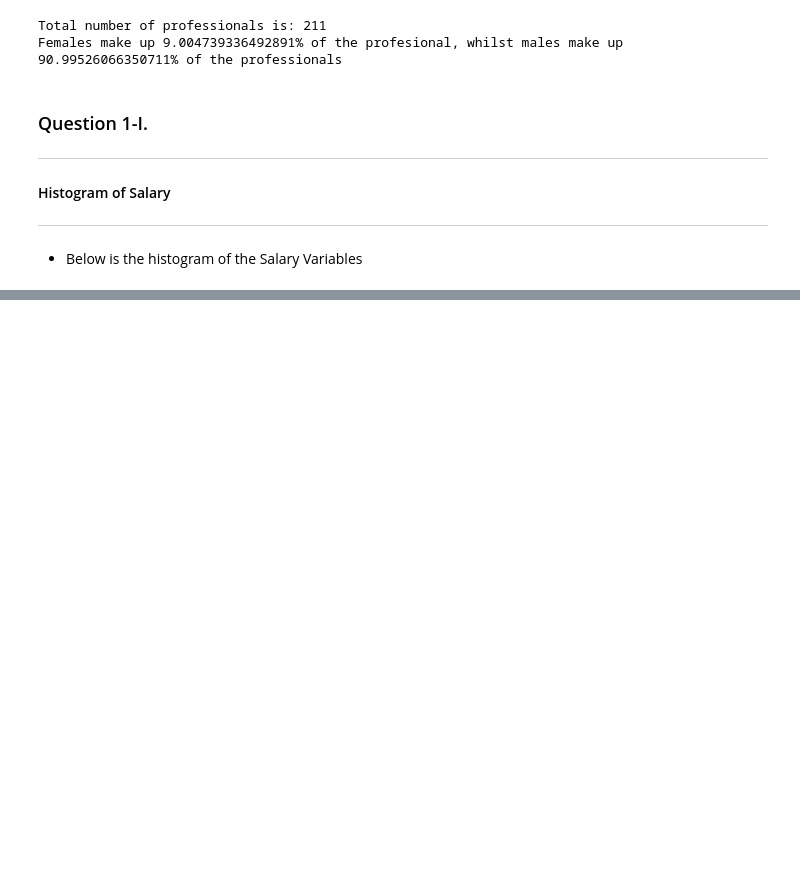
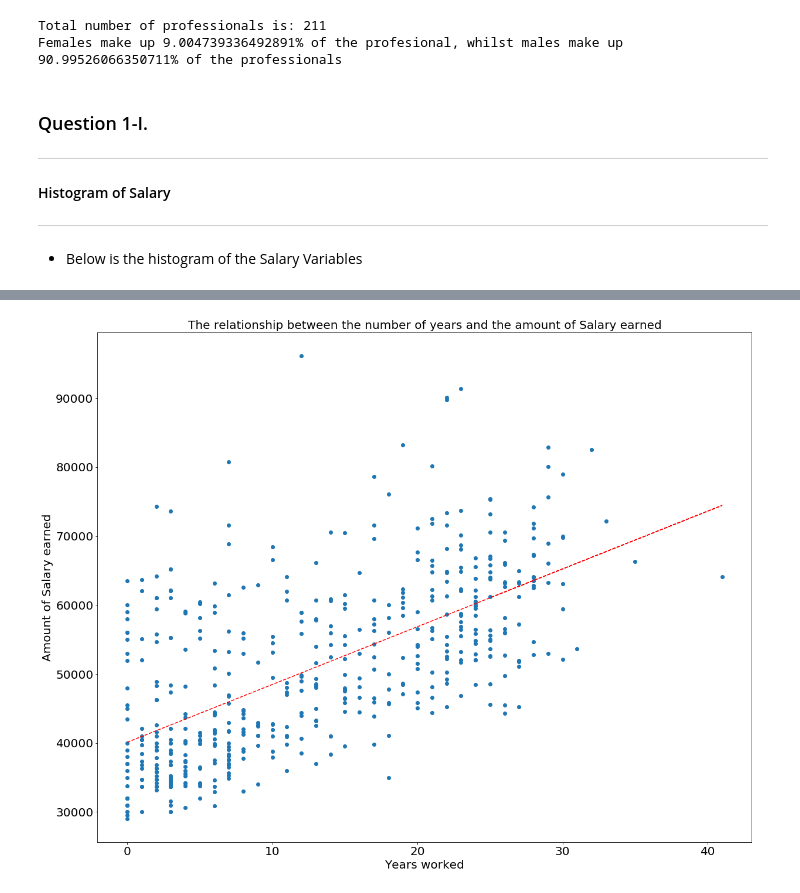
Before and after one commit to Umuzi-org/salary, a Jupyter notebook: Johan Khanye - Salary assignment.ipynb, the cells around one changed output, grey strips where cells are left out. Cells and saved outputs as stored; diff of their text form; code cells hidden in the pictures; blank space fills up the shorter version.

```diff
--- a/Johan Khanye - Salary assignment.ipynb
+++ b/Johan Khanye - Salary assignment.ipynb
@@ -259,0 +295,23 @@ SyntaxError: invalid syntax (<ipython-input-88-77152fcaf508>, line 2)
+# %%
+#Extract the years worked and drop the nan value
+yearsnan = spread['yearsworked']
+year = yearsnan.drop(yearsnan.index[208])
+#plot your graph using **salaryfree** and your **years** data
+x = year #Put the independent variable(years) on the x-axes
+y = salaryfree #Dependent variable on the y-axes
+plot.rcParams['figure.figsize'] = (20,16)
+#To add a trendline we need the **pylab** package.
+py.plot(x,y,'o');
+# calc the trendline
+z = np.polyfit(x, y, 1)
+p = np.poly1d(z)
+plot.xlabel("Years worked",fontsize=20)
+plot.ylabel("Amount of Salary earned",fontsize=20)
+plot.title("The relationship between the number of years and the amount of Salary earned",fontsize=20)
+plot.yticks(fontsize=20)
+plot.xticks(fontsize=20)
+py.plot(x,p(x),"r--")
+# the line equation:
+plot.show()
+# %% [output]
+[figure, added]
```
Also changed, not shown: parts of 20 cells of this notebook.
